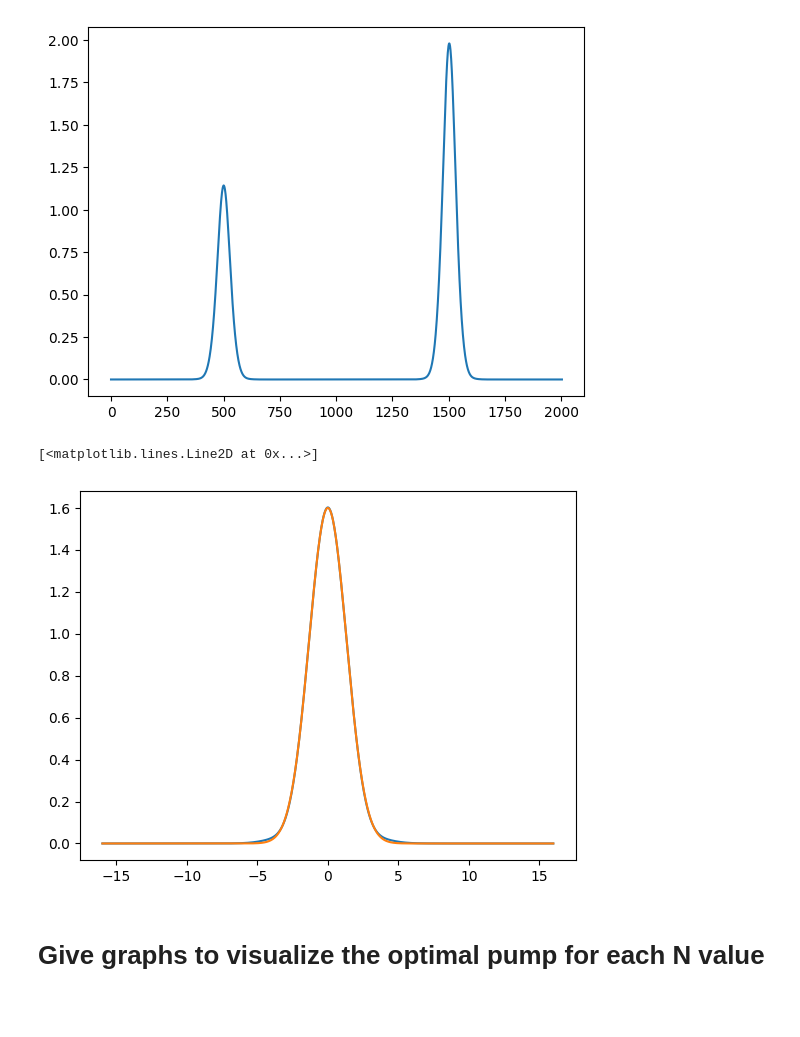
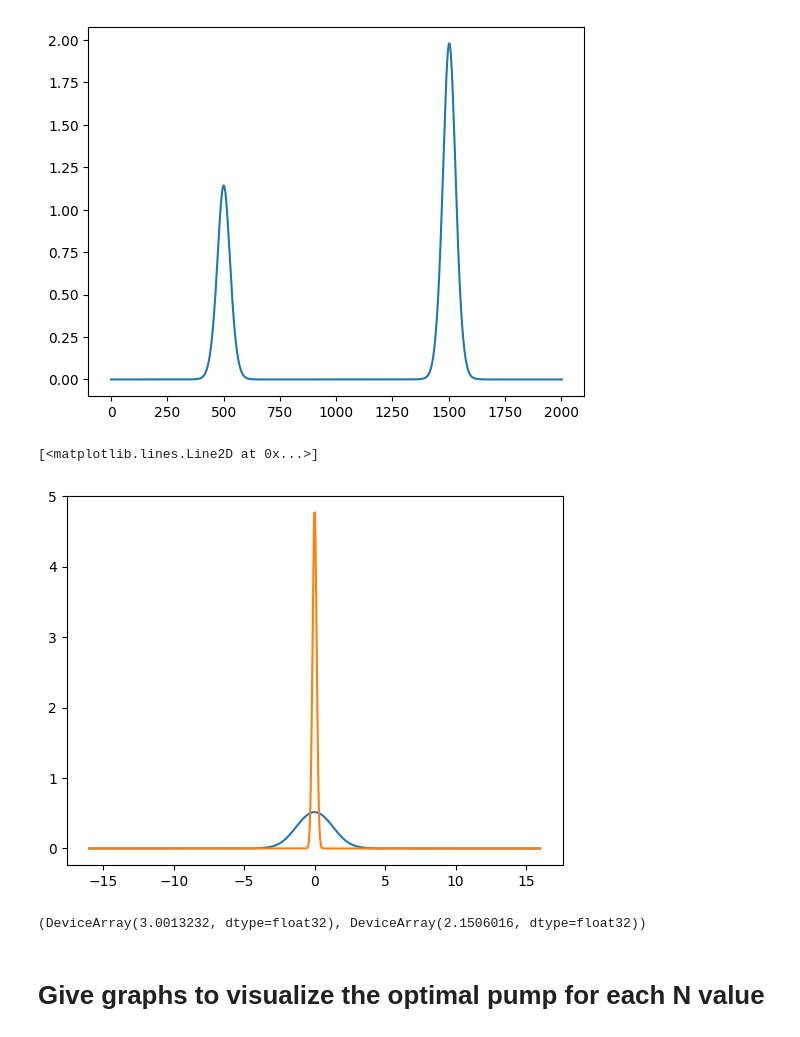
Before and after one commit to polyquantique/optimal_pumps, a Jupyter notebook: different_mean_pair_value.ipynb, the cells around one changed output. Saved outputs shown, nothing was run; the diff lists cells and outputs as text; code cells hidden in the pictures; blank space fills up the shorter version.

```diff
--- a/different_mean_pair_value.ipynb
+++ b/different_mean_pair_value.ipynb
@@ -17,7 +19,7 @@ wf = 8
 N = 501
 vp = 0.1
 l = 1
-Np = 0.002
+Np = 0.02
 w = jnp.linspace(2*wi, 2*wf, 2*N)
 x = jnp.linspace(wi, wf, N)
 alpha, G, H = init.get_constants(vp, l, wi, wf, Np, N=N)
@@ -46,10 +48,14 @@ for i in range(len(opt_thetas)):
 [figure]
 # %%
 plt.plot(w,jnp.abs(opt.get_complex_array(opt_thetas[3])))
-plt.plot(w,2*opt_thetas_gauss[3][0]*jnp.exp(-(opt_thetas_gauss[3][1]*w)**2)*jnp.exp(1j*opt_thetas_gauss[3][-1]))
+plt.plot(w,jnp.abs(2*opt_thetas_gauss[3][0]*jnp.exp(-(opt_thetas_gauss[3][1]*w)**2)*jnp.exp(1j*opt_thetas_gauss[3][-1])))
 # %% [output]
 [<matplotlib.lines.Line2D at 0x...>]
-[figure, old version]
+[figure, new version]
+# %%
+opt.get_observables(opt_thetas[2], N, alpha, G, H, l)[0], opt_gauss.get_observable(opt_thetas_gauss[2], w, alpha, G, H, l)[0]
+# %% [output]
+(DeviceArray(3.0013232, dtype=float32), DeviceArray(2.1506016, dtype=float32))
 # %% [markdown]
 # Give graphs to visualize the optimal pump for each N value
 # %%
```
Also changed, not shown: parts of 1 cell of this notebook, 2 other files.
